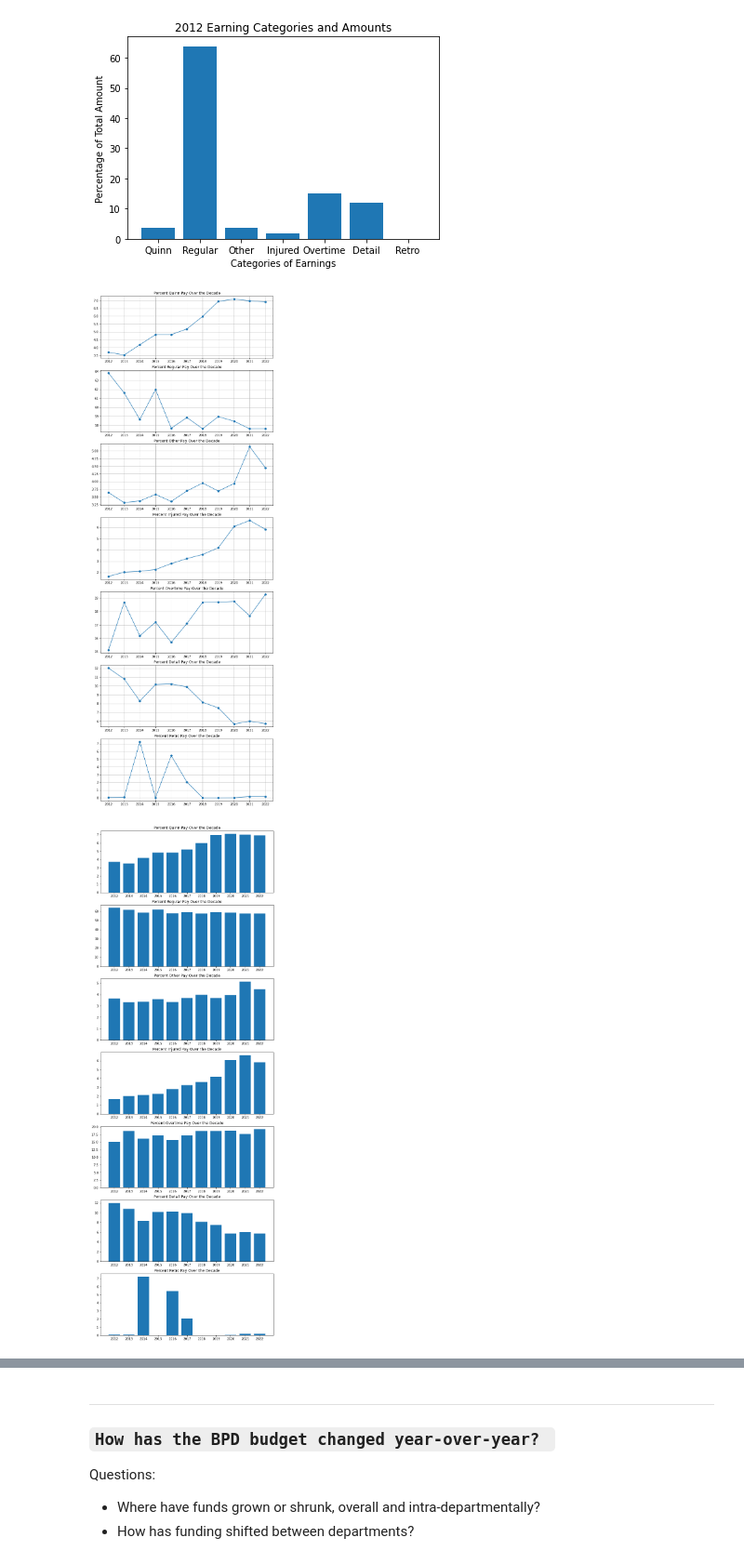
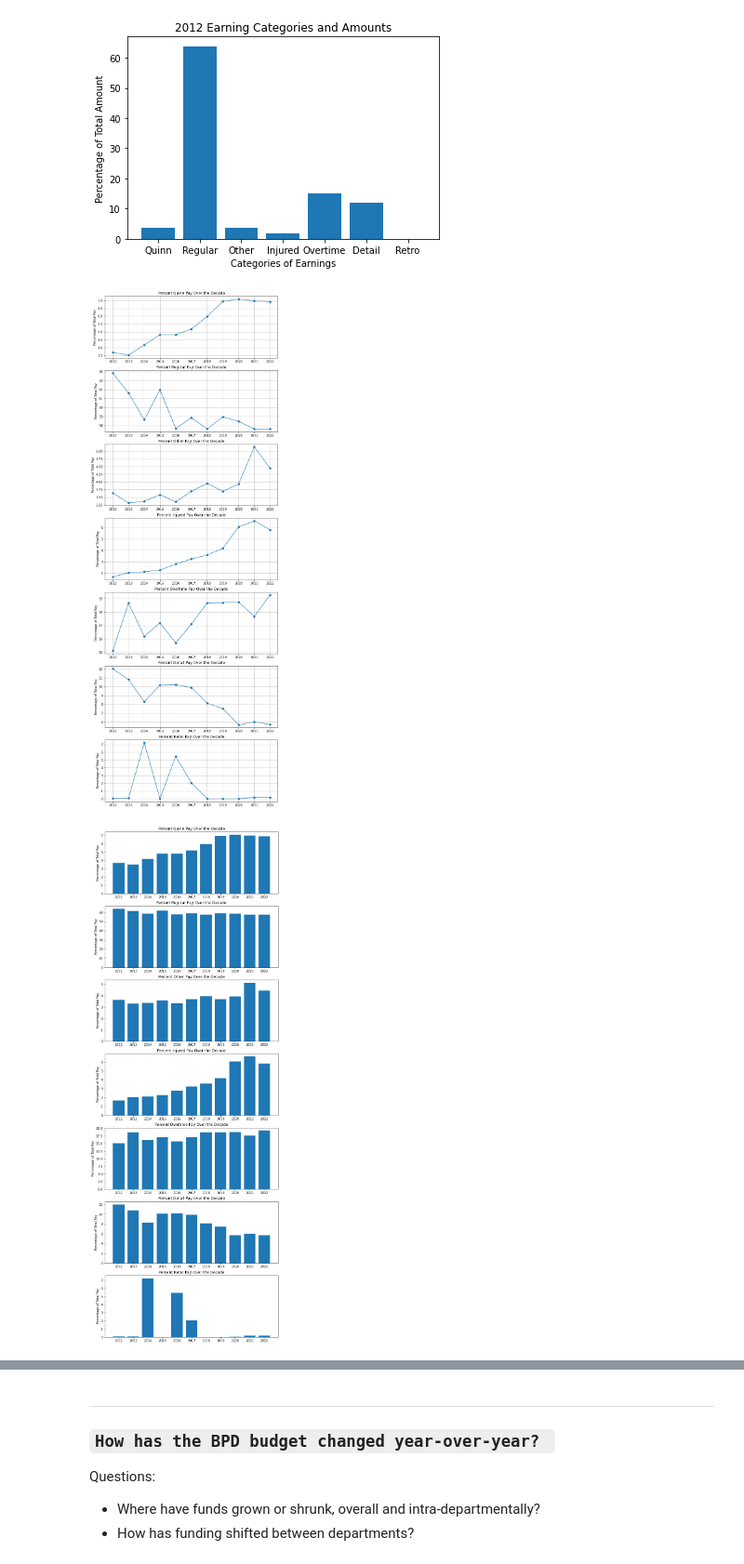
Before and after one commit to BU-Spark/ds-police-overtime, a Jupyter notebook: fa23-team-f/Spending-Practices.ipynb, the cells around one changed output, grey strips where cells are left out. Shown at 93% size. Cells and saved outputs as stored; diff of their text form; code cells hidden in the pictures.

Commit message:
added bpd budget data, fixed axes on spending notebook graphs, updated meeting notes

```diff
--- a/fa23-team-f/Spending-Practices.ipynb
+++ b/fa23-team-f/Spending-Practices.ipynb
@@ -1073,33 +1075,37 @@ num2012Other= (earnings12dff['OTHER'].notna().sum())/numPeople12
 num2012Retro= (earnings12dff['RETRO'].notna().sum())/numPeople12
 num2012Detail= (earnings12dff['DETAIL '].notna().sum())/numPeople12
 # %%
+from matplotlib.ticker import FuncFormatter
 years = ['2012', '2013', '2014', '2015', '2016', '2017', '2018', '2019', '2020', '2021', '2022']
 percentQuinn = [percent2012Quinn, percent2013Quinn, percent2014Quinn, percent2015Quinn, percent2016Quinn, percent2017Quinn, percent2018Quinn, percent2019Quinn, percent2020Quinn, percent2021Quinn, percent2022Quinn]
 percentRegular = [percent2012Regular, percent2013Regular, percent2014Regular, percent2015Regular, percent2016Regular, percent2017Regular, percent2018Regular, percent2019Regular, percent2020Regular, percent2021Regular, percent2022Regular]
 percentOther = [percent2012Other, percent2013Other, percent2014Other, percent2015Other, percent2016Other, percent2017Other, percent2018Other, percent2019Other, percent2020Other, percent2021Other, percent2022Other]
 percentInjured = [percent2012Injured, percent2013Injured, percent2014Injured, percent2015Injured, percent2016Injured, percent2017Injured, percent2018Injured, percent2019Injured, percent2020Injured, percent2021Injured, percent2022Injured]
 percentOvertime = [percent2012Overtime, percent2013Overtime, percent2014Overtime, percent2015Overtime, percent2016Overtime, percent2017Overtime, percent2018Overtime, percent2019Overtime, percent2020Overtime, percent2021Overtime, percent2022Overtime]
 percentDetail = [percent2012Detail, percent2013Detail, percent2014Detail, percent2015Detail, percent2016Detail, percent2017Detail, percent2018Detail, percent2019Detail, percent2020Detail, percent2021Detail, percent2022Detail]
 percentRetro = [percent2012Retro, percent2013Retro, percent2014Retro, percent2015Retro, percent2016Retro, percent2017Retro, percent2018Retro, percent2019Retro, percent2020Retro, percent2021Retro, percent2022Retro]
 
 data = [percentQuinn,percentRegular,percentOther,percentInjured,percentOvertime,percentDetail,percentRetro]
 
 subplotTitles = ['Percent Quinn Pay Over the Decade', 'Percent Regular Pay Over the Decade', 'Percent Other Pay Over the Decade', 'Percent Injured Pay Over the Decade',
                  'Percent Overtime Pay Over the Decade', 'Percent Detail Pay Over the Decade', 'Percent Retro Pay Over the Decade']
 fig, axes = plt.subplots(7, 1, figsize=(10, 30))
 
+
 for i in range(7):
     axes[i].plot(years, data[i], marker='o', linestyle='-')
     axes[i].set_title(subplotTitles[i])
+    axes[i].set_ylabel('Percentage of Total Pay')
     axes[i].grid(True)
 
 fig, axes = plt.subplots(7, 1, figsize=(10, 30))
 for i in range(7):
     axes[i].bar(years, data[i])
+    axes[i].set_ylabel('Percentage of Total Pay')
     axes[i].set_title(subplotTitles[i])
 # %% [output]
-[figure, old version]
+[figure, new version]
-[figure, old version]
+[figure, new version]
 # %%
 years = ['2012', '2013', '2014', '2015', '2016', '2017', '2018', '2019', '2020', '2021', '2022']
 data = [departments2012, departments2013, departments2014, departments2015, departments2016, departments2017, departments2018, departments2019, departments2020, departments2021, departments2022]
```
Also changed, not shown: parts of 7 cells of this notebook, 2 other files.
